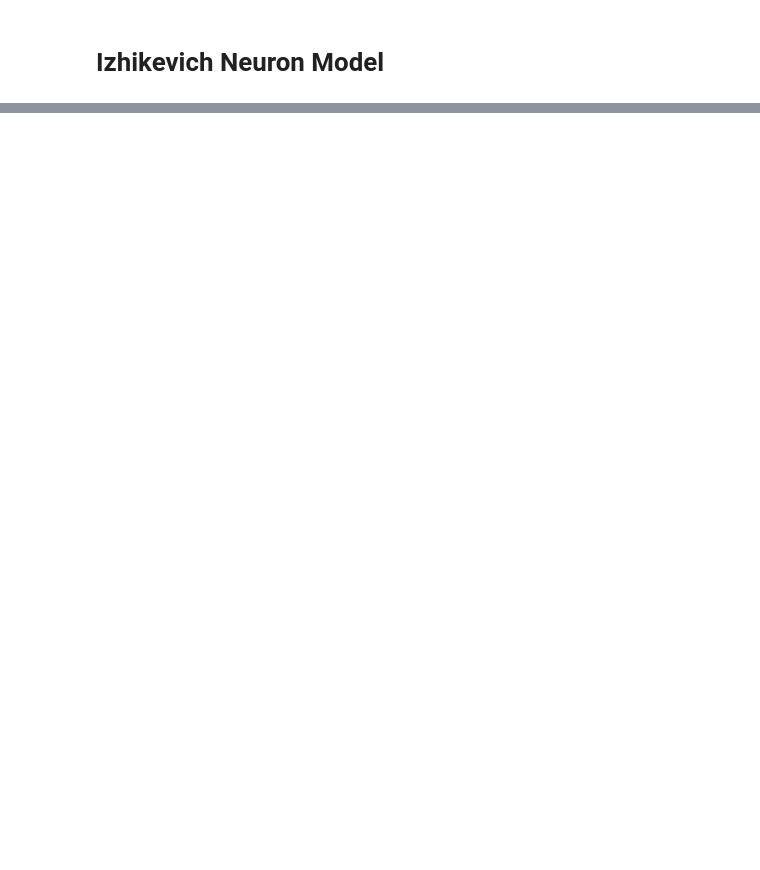
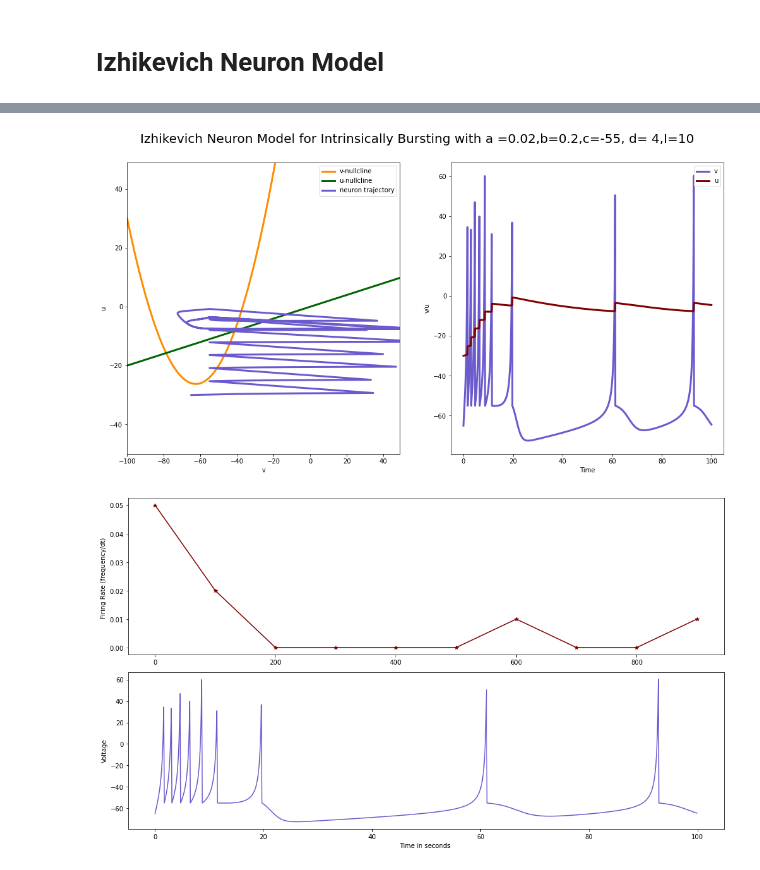
Before and after one commit to samar2605/Computational-Neuroscience, a Jupyter notebook: Izhikevich.ipynb, the cells around one changed output, grey strips where cells are left out. Saved outputs shown, nothing was run; the diff lists cells and outputs as text; code cells hidden in the pictures; blank space fills up the shorter version.

```diff
--- a/Izhikevich.ipynb
+++ b/Izhikevich.ipynb
@@ -120,0 +142,8 @@ params_lts=[0.02,0.25,-65,2,10]
+# %%
+states[0] = [-65, -30]
+states = get_state(states,params_ib,dt)
+freq=find_freq(states)
+plot_all(states,params_ib,range1,range2,tstop,dt,freq,"Intrinsically Bursting")
+# %% [output]
+[figure, added]
+[figure, added]
```
Also changed, not shown: parts of 24 cells of this notebook, 1 other file.
